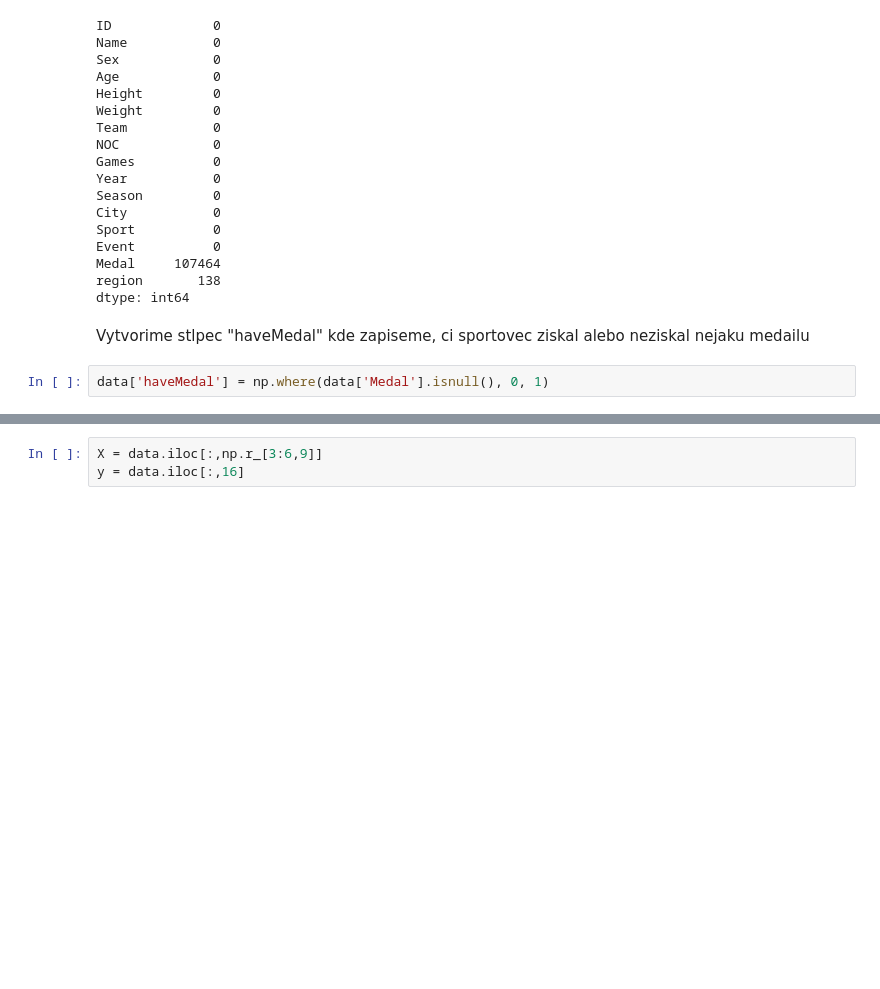
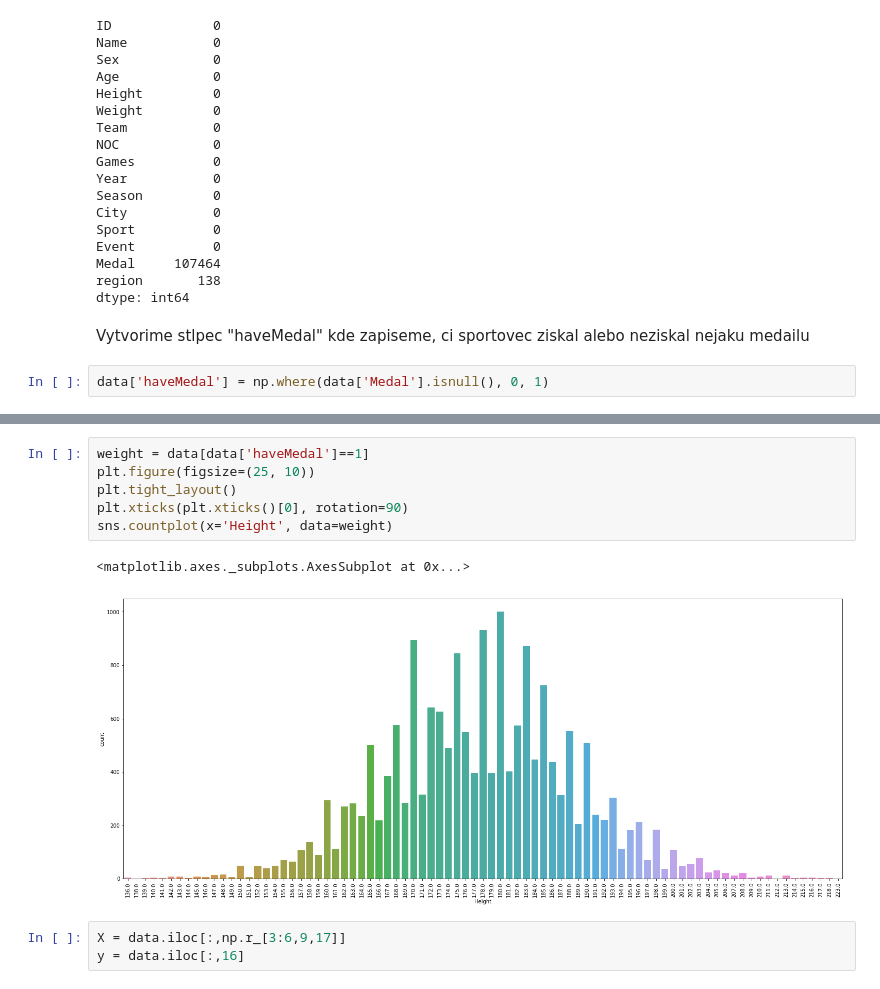
Before and after one commit to georgeob/Orlicek_Matus_NS2020, a Jupyter notebook: Olympics.ipynb, the cells around one changed output, grey strips where cells are left out. Saved outputs shown, nothing was run; the diff lists cells and outputs as text; blank space fills up the shorter version.

```diff
--- a/Olympics.ipynb
+++ b/Olympics.ipynb
@@ -70,3 +105,12 @@ data.head()
+# %%
+weight = data[data['haveMedal']==1]
+plt.figure(figsize=(25, 10))
+plt.tight_layout()
+plt.xticks(plt.xticks()[0], rotation=90)
+sns.countplot(x='Height', data=weight)
+# %% [output]
+<matplotlib.axes._subplots.AxesSubplot at 0x...>
+[figure, added]
 # %%
-X = data.iloc[:,np.r_[3:6,9]]
+X = data.iloc[:,np.r_[3:6,9,17]]
 y = data.iloc[:,16]
```
Also changed, not shown: parts of 19 cells of this notebook.
